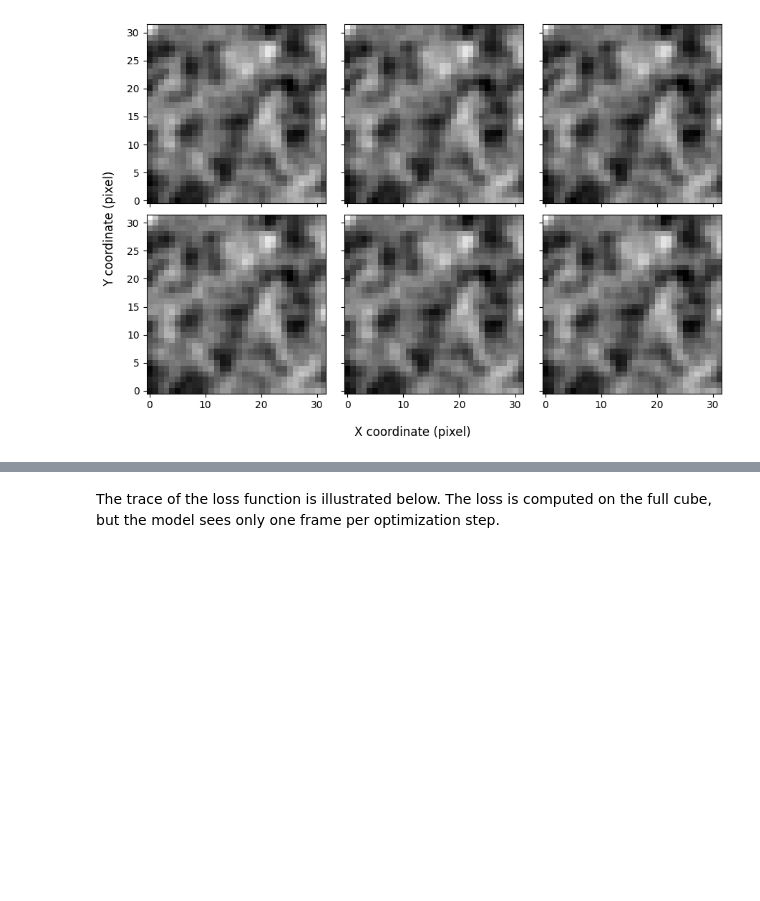
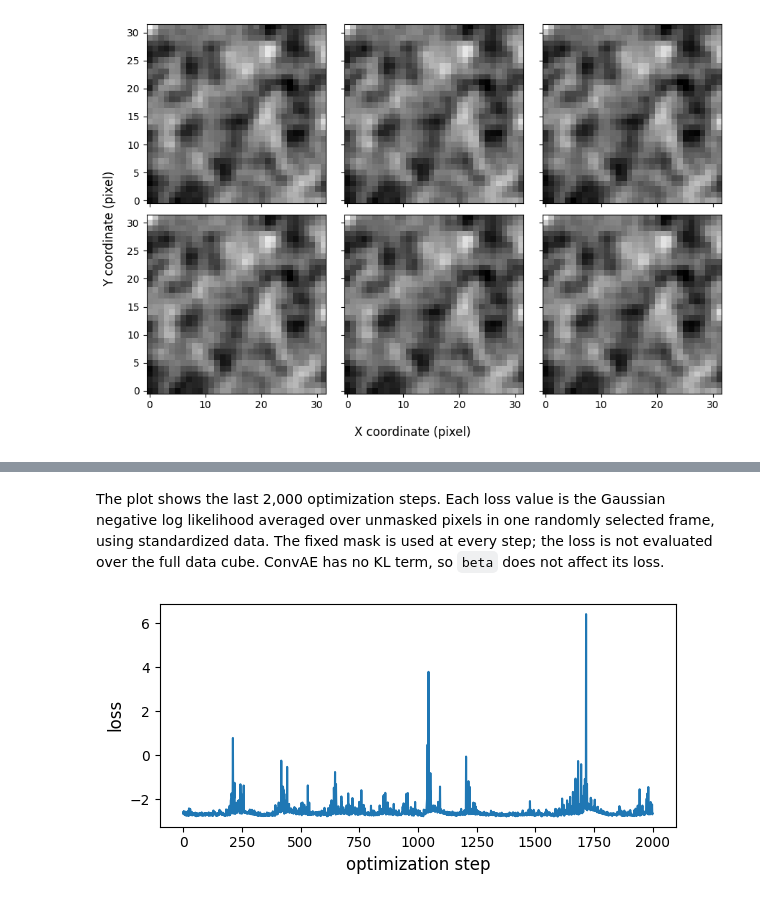
Before and after one commit to astronasutarou/comicsnet, a Jupyter notebook: notebook/tutorial_ConvAE.ipynb, the cells around one changed output, grey strips where cells are left out. Drawn from its saved outputs; the diff is of its cells as text; code cells hidden in the pictures; blank space fills up the shorter version.

```diff
--- a/notebook/tutorial_ConvAE.ipynb
+++ b/notebook/tutorial_ConvAE.ipynb
@@ -22,5 +28,6 @@ that the notebook runs quickly on CPU.
 # %%
 cube = fits.open('../data/demo.fits')[0].data
+mask = fits.open('../data/demo.fits')['MASK'].data
 nz, ny, nx = cube.shape
 # %%
 fig, axes = plt.subplots(2, 3, figsize=(9, 6), sharex=True, sharey=True)
@@ -50,34 +69,38 @@ is unchanged.
 # %%
 config = Config(
   outer_steps=5,
-  inner_steps=5000,
+  inner_steps=10000,
   learning_rate=1.0e-4,
-  adam_b1=0.95,
-  threshold_sigma=3.0,
-  erosion_size=3,
-  dilation_size=5,
+  beta=1e-4,
+  update_mask=False,
   seed=1,
 )
 
 model_key = jax.random.PRNGKey(2)
 model = ConvAE(
-  hidden_channels=96,
-  latent_channels=1,
+  hidden_channels=64,
+  latent_channels=2,
+  coordinate_max_frequency=4,
   key=model_key,
 )
 
-result = fit(model, cube, config=config)
+result = fit(model, cube, mask=mask, config=config)
 # %% [markdown]
-The trace of the loss function is illustrated below. The loss is computed on the full cube, but the model sees only one frame per optimization step.
+The plot shows the last 2,000 optimization steps. Each loss value is the
+Gaussian negative log likelihood averaged over unmasked pixels in one
+randomly selected frame, using standardized data. The fixed mask is used
+at every step; the loss is not evaluated over the full data cube.
+ConvAE has no KL term, so `beta` does not affect its loss.
 # %%
 fig, ax = plt.subplots(figsize=(6, 3))
 
 ax.plot(result.losses[-2000:])
 
 ax.set_xlabel('optimization step', fontsize=12)
 ax.set_ylabel('loss', fontsize=12)
-ax.set_yscale('symlog')
 
 fig.tight_layout()
 plt.show()
+# %% [output]
+[figure, added]
 # %%
```
Also changed, not shown: parts of 5 cells of this notebook, 3 other files.
